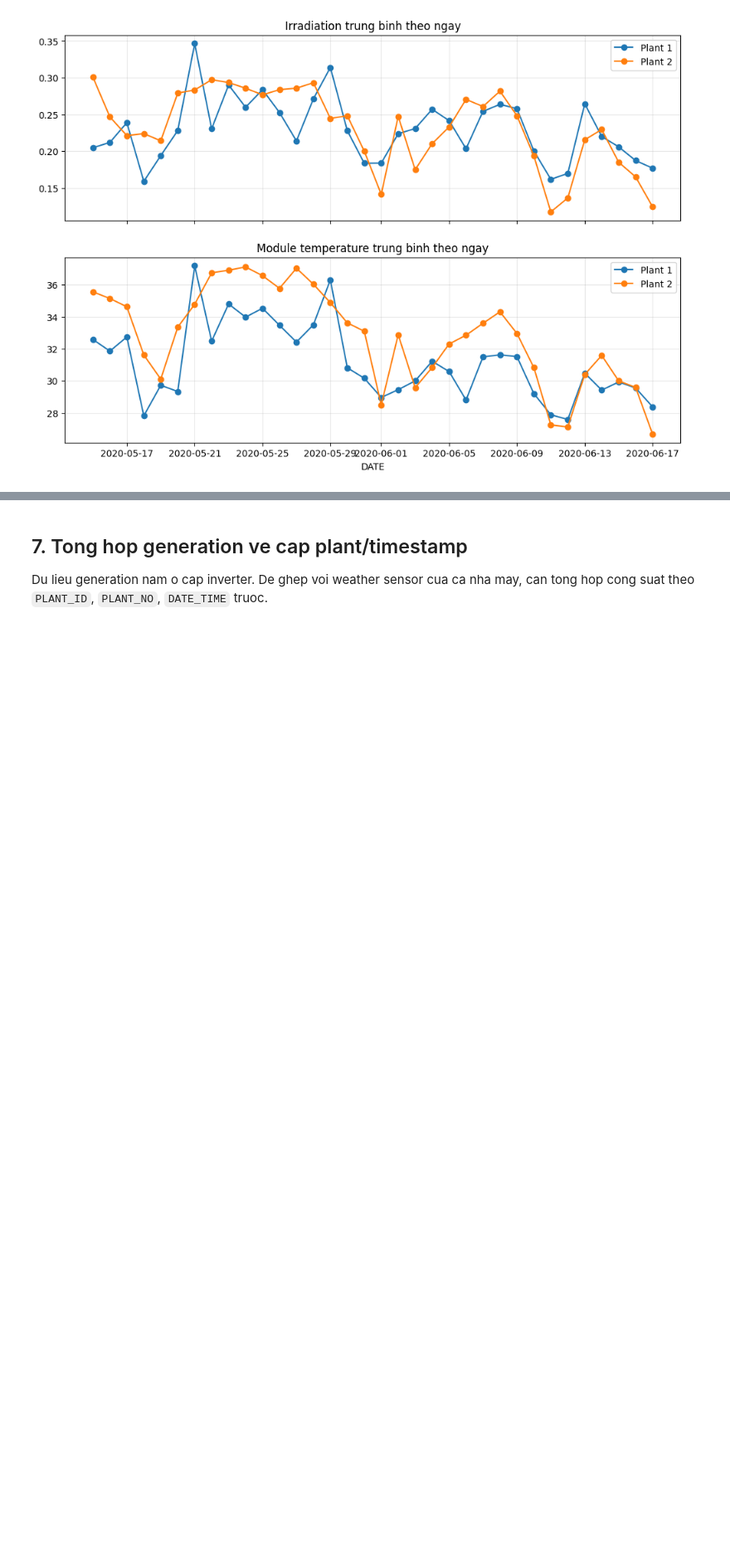
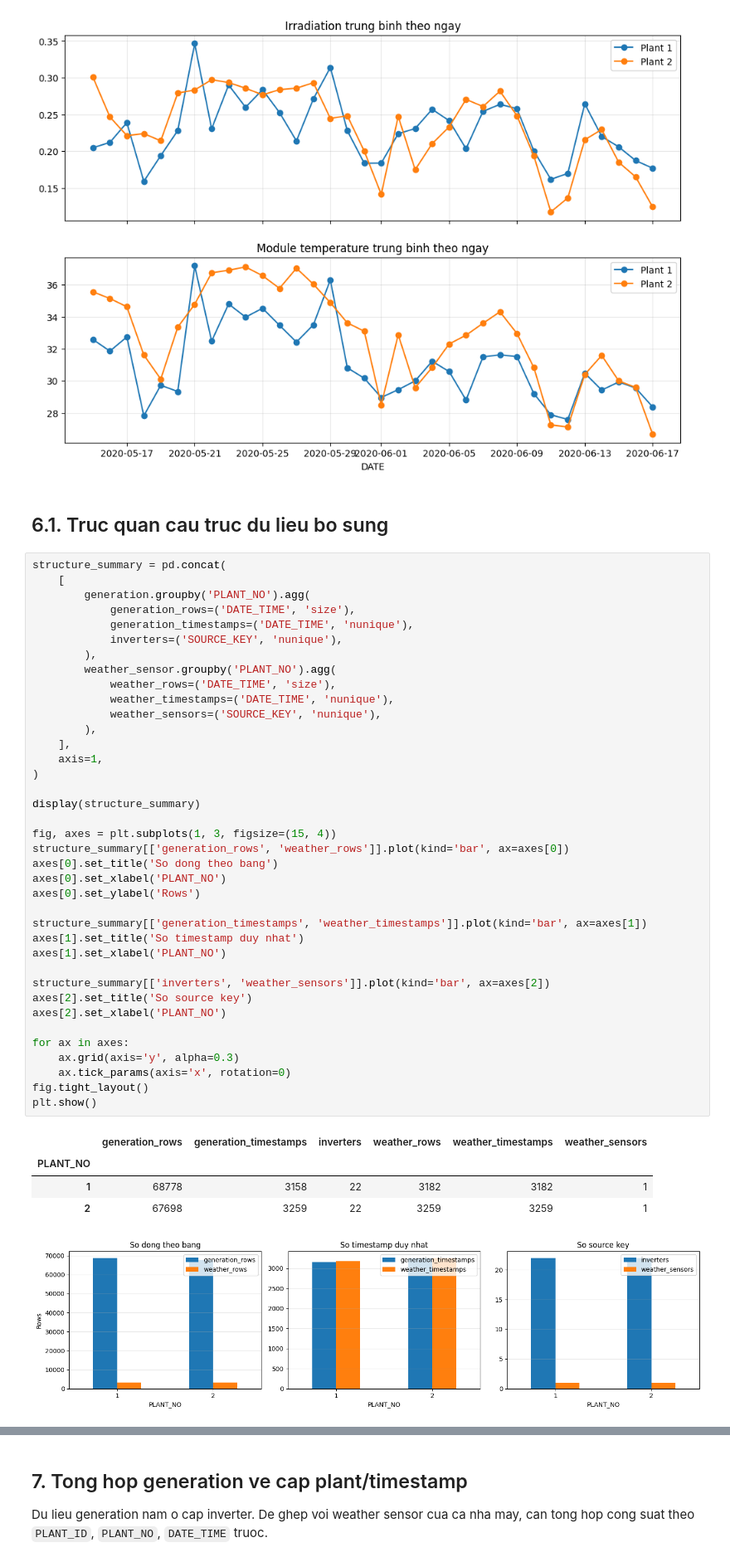
Before and after one commit to quanzz123/Prj_gr13, a Jupyter notebook: EDASolarPowerGenerationData.ipynb, the cells around one changed output, grey strips where cells are left out. Shown at 83% size. Cells and saved outputs as stored; diff of their text form; blank space fills up the shorter version.

```diff
--- a/EDASolarPowerGenerationData.ipynb
+++ b/EDASolarPowerGenerationData.ipynb
@@ -274,3 +274,49 @@ for ax in axes:
 plt.show()
 # %% [output]
 [figure]
+# %% [markdown]
+## 6.1. Truc quan cau truc du lieu bo sung
+# %%
+structure_summary = pd.concat(
+    [
+        generation.groupby('PLANT_NO').agg(
+            generation_rows=('DATE_TIME', 'size'),
+            generation_timestamps=('DATE_TIME', 'nunique'),
+            inverters=('SOURCE_KEY', 'nunique'),
+        ),
+        weather_sensor.groupby('PLANT_NO').agg(
+            weather_rows=('DATE_TIME', 'size'),
+            weather_timestamps=('DATE_TIME', 'nunique'),
+            weather_sensors=('SOURCE_KEY', 'nunique'),
+        ),
+    ],
+    axis=1,
+)
+
+display(structure_summary)
+
+fig, axes = plt.subplots(1, 3, figsize=(15, 4))
+structure_summary[['generation_rows', 'weather_rows']].plot(kind='bar', ax=axes[0])
+axes[0].set_title('So dong theo bang')
+axes[0].set_xlabel('PLANT_NO')
+axes[0].set_ylabel('Rows')
+
+structure_summary[['generation_timestamps', 'weather_timestamps']].plot(kind='bar', ax=axes[1])
+axes[1].set_title('So timestamp duy nhat')
+axes[1].set_xlabel('PLANT_NO')
+
+structure_summary[['inverters', 'weather_sensors']].plot(kind='bar', ax=axes[2])
+axes[2].set_title('So source key')
+axes[2].set_xlabel('PLANT_NO')
+
+for ax in axes:
+    ax.grid(axis='y', alpha=0.3)
+    ax.tick_params(axis='x', rotation=0)
+fig.tight_layout()
+plt.show()
+# %% [output]
+|  | generation_rows | generation_timestamps | inverters | weather_rows | weather_timestamps | weather_sensors |
+| PLANT_NO |  |  |  |  |  |  |
+| 1 | 68778 | 3158 | 22 | 3182 | 3182 | 1 |
+| 2 | 67698 | 3259 | 22 | 3259 | 3259 | 1 |
+[figure, added]
```
Also changed, not shown: parts of 12 cells of this notebook, 4 other files.
